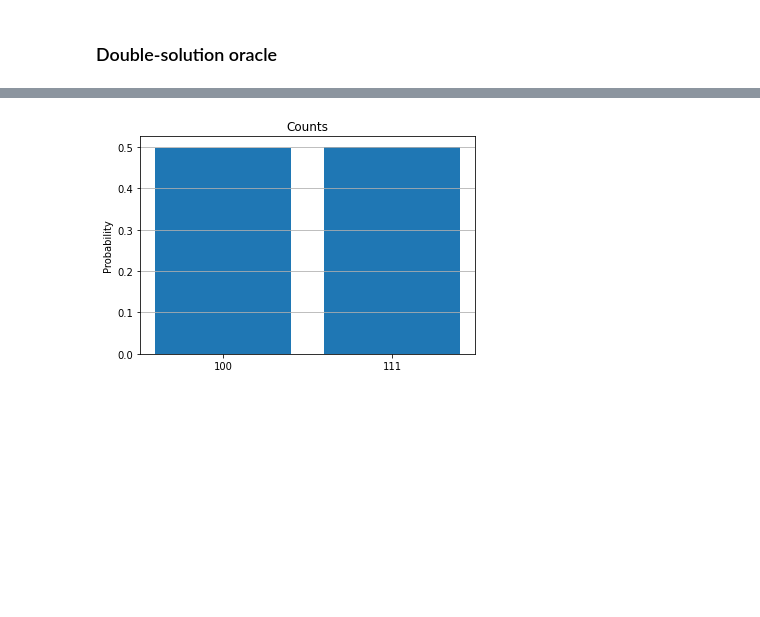
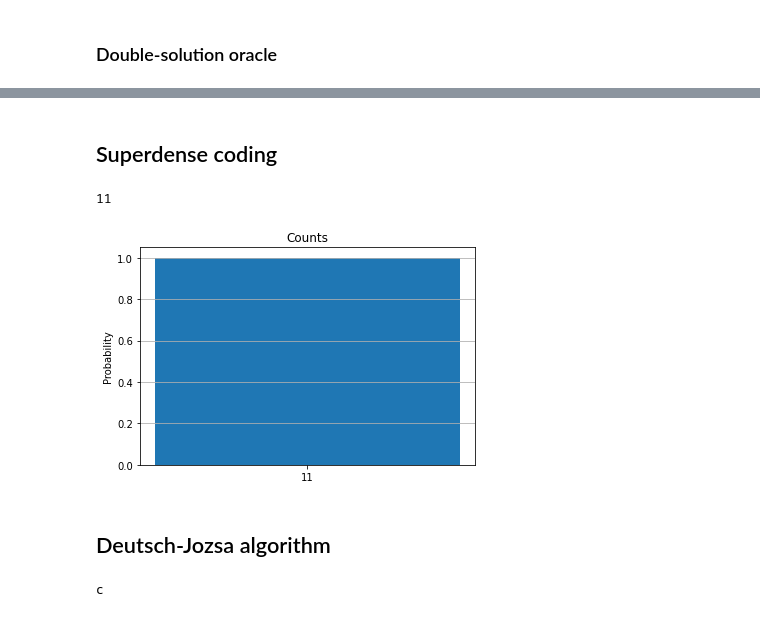
Before and after one commit to davkk/quantum-computing, a Jupyter notebook: project.ipynb, the cells around one changed output, grey strips where cells are left out. Saved outputs shown, nothing was run; the diff lists cells and outputs as text; code cells hidden in the pictures; blank space fills up the shorter version.

```diff
--- a/project.ipynb
+++ b/project.ipynb
@@ -5,7 +6,7 @@ from openql import openql as ql
 from utils import simulate, plot_histogram, random_state
 # %%
 ql.initialize()
-compiler = ql.Compiler("compiler", "./compiler-config.json")
+compiler = ql.Compiler("compiler", "./config/compiler-config.json")
 
 platform = ql.Platform("platform", "none")
 platform.set_compiler(compiler=compiler)
@@ -173,4 +178,2 @@ counts = simulate(program=grd_program, shots=1024)
-# %%
-plot_histogram(counts)
-# %% [output]
-[figure, removed]
+# %% [markdown]
+## Superdense coding
@@ -176,0 +198,29 @@ plot_histogram(counts)
+# %%
+nqubits = 2
+
+sc_p = ql.Program("superdense-coding", platform, nqubits)
+k = ql.Kernel("kernel", platform, nqubits)
+
+k.hadamard(0)
+k.cnot(0, 1)
+
+mess(k)
+
+# Odczyt
+k.cnot(1, 0)
+k.hadamard(1)
+
+k.measure(0)
+k.measure(1)
+
+sc_p.add_kernel(k)
+sc_p.compile()
+# %% [output]
+11
+# %%
+counts = simulate(program=sc_p, shots=1024)
+plot_histogram(counts=counts)
+# %% [output]
+[figure, added]
+# %% [markdown]
+## Deutsch-Jozsa algorithm
@@ -176,0 +253,26 @@ plot_histogram(counts)
+# %%
+nqubits = 5
+
+dj_p = ql.Program("deutsch-jozsa", platform, nqubits)
+k = ql.Kernel("kernel", platform, nqubits)
+
+for q in range(nqubits - 1):
+    k.hadamard(q)
+
+k.x(nqubits - 1)
+k.hadamard(nqubits - 1)
+
+oracle(nqubits)
+
+for q in range(nqubits - 1):
+    k.hadamard(q)
+
+for q in range(nqubits - 1):
+    k.measure(q)
+
+dj_p.add_kernel(k)
+dj_p.compile()
+
+# 0000-100% to funkcja stała, 0000-0% to funkcja zbalansowana
+# %% [output]
+c
```
Also changed, not shown: parts of 11 cells of this notebook, 13 other files.
